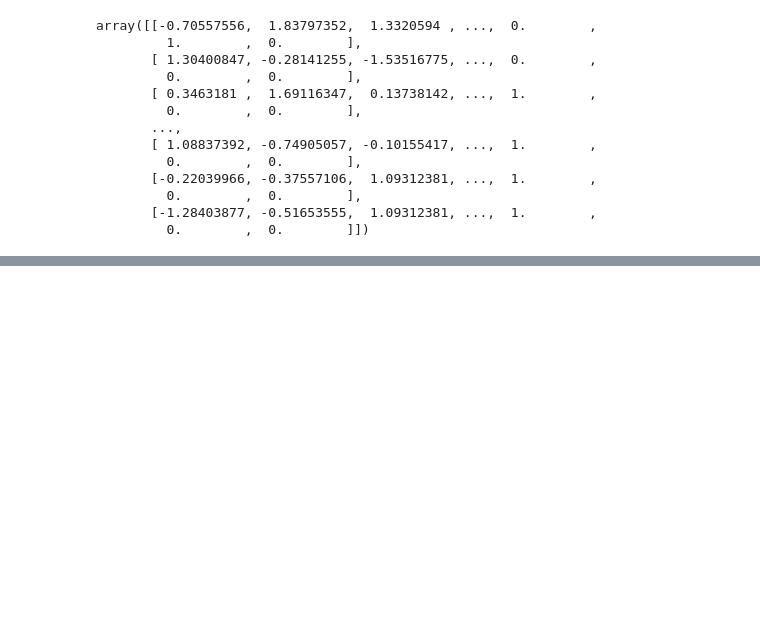
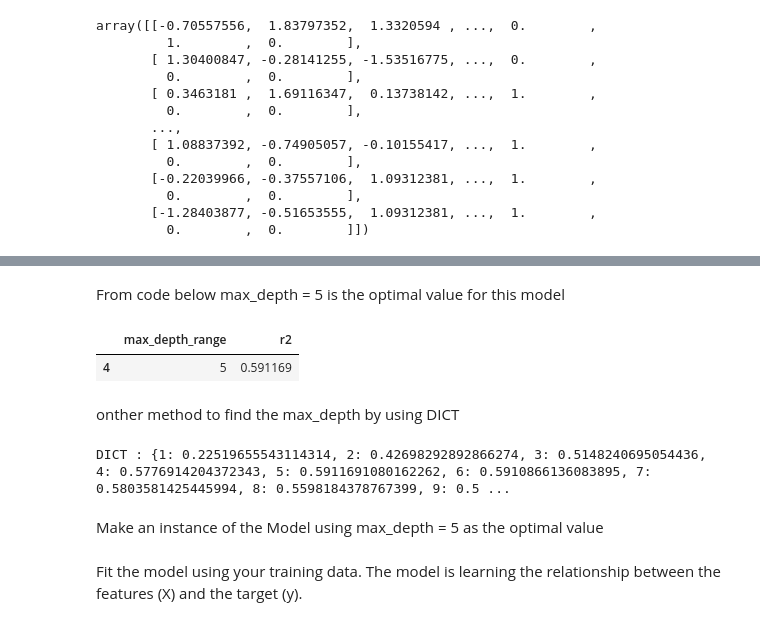
Before and after one commit to ReaganTiburan/Sales-Prediction, a Jupyter notebook: Sales_Predection_Project.ipynb, the cells around one changed output, grey strips where cells are left out. Cells and saved outputs as stored; diff of their text form; code cells hidden in the pictures; blank space fills up the shorter version.

```diff
--- a/Sales_Predection_Project.ipynb
+++ b/Sales_Predection_Project.ipynb
@@ -850,0 +937,27 @@ array([[-0.70557556,  1.83797352,  1.3320594 , ...,  0.        ,
+# %% [markdown]
+From code below max_depth = 5 is the optimal value for this model
+# %%
+val = tuple(zip(max_depth_range, r2))
+opt = pd.DataFrame(val, columns = ['max_depth_range', 'r2'])
+opt[opt['r2'] == max(opt['r2'])]
+# %% [output]
+|  | max_depth_range | r2 |
+| 4 | 5 | 0.591169 |
+# %% [markdown]
+onther method to find the max_depth by using DICT
+# %%
+# using naive method
+# to convert lists to dictionary
+res = {}
+for key in max_depth_range:
+    for value in r2:
+        res[key] = value
+        r2.remove(value)
+        break
+
+# Printing resultant dictionary
+print ('DICT : ' +  str(res))
+# %% [output]
+DICT : {1: 0.22519655543114314, 2: 0.42698292892866274, 3: 0.5148240695054436, 4: 0.5776914204372343, 5: 0.5911691080162262, 6: 0.5910866136083895, 7: 0.5803581425445994, 8: 0.5598184378767399, 9: 0.5 ...
+# %% [markdown]
+Make an instance of the Model using max_depth = 5 as the optimal value
@@ -850,0 +967,2 @@ array([[-0.70557556,  1.83797352,  1.3320594 , ...,  0.        ,
+# %% [markdown]
+ Fit the model using your training data.  The model is learning the relationship between the features (X) and the target (y).
```
Also changed, not shown: parts of 33 cells of this notebook.
